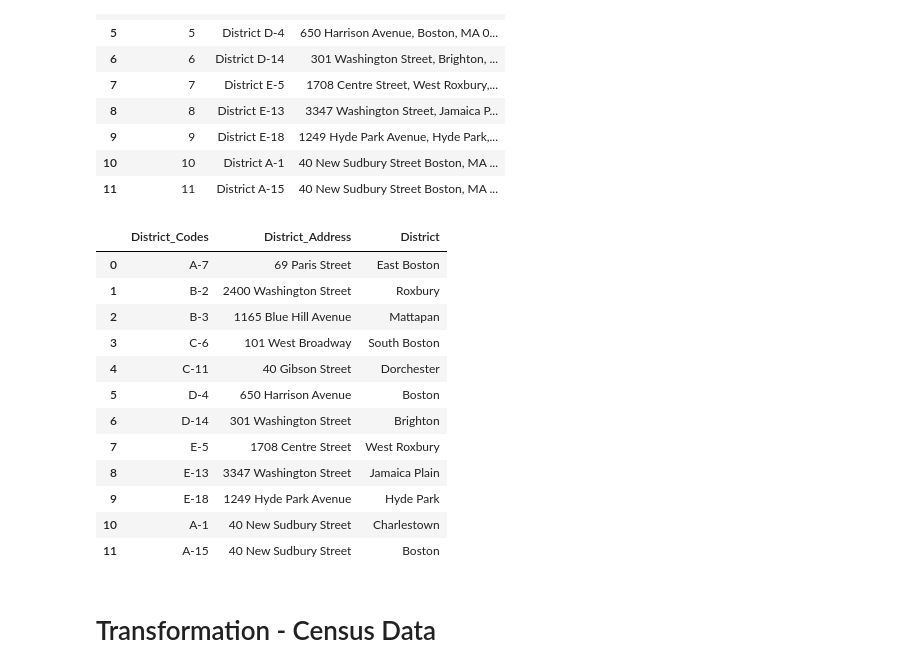
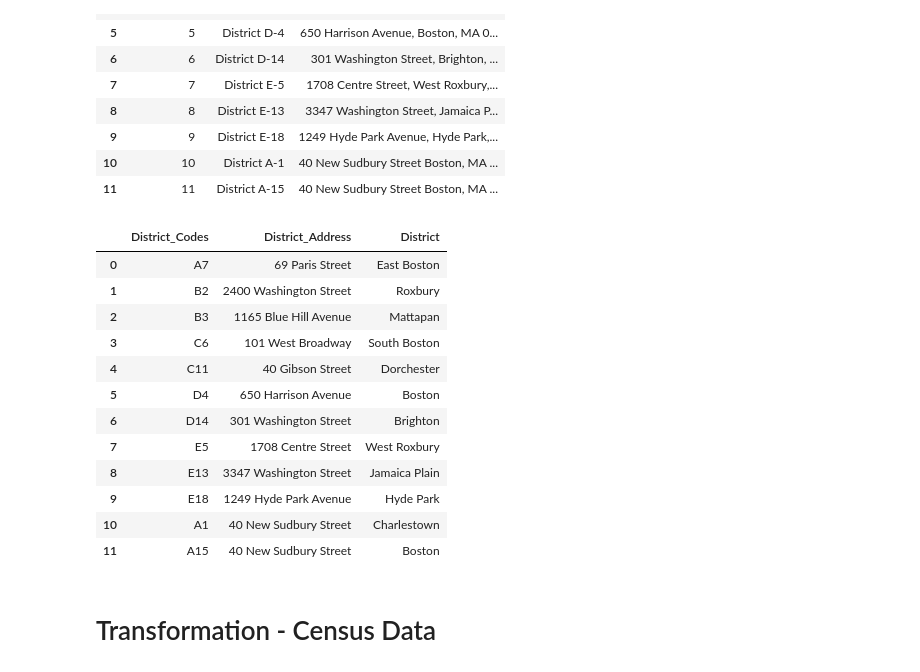
Before and after one commit to gvenkata/Project-2-ETL-Project, a Jupyter notebook: Panda_Combine.ipynb, the cells around one changed output. Saved outputs shown, nothing was run; the diff lists cells and outputs as text; code cells hidden in the pictures.

```diff
--- a/Panda_Combine.ipynb
+++ b/Panda_Combine.ipynb
@@ -94,30 +94,34 @@ dist_data
 # %%
 dist_data_clean = pd.DataFrame()
 dist_data_clean['District_Codes'] =(dist_data['District Codes'].str.split(' ').str[1])
+dist_data_clean['District_Codes2']=dist_data_clean['District_Codes'].str.split('-').str[0]+dist_data_clean['District_Codes'].str.split('-').str[1]
 dist_data_clean['District_Address'] =(dist_data['District Names'].str.split(',').str[0])
 dist_data_clean['District'] =(dist_data['District Names'].str.split(',').str[1])
 # Clean up Dual Precinct for Boston/Charlestown
 # dist_data_clean.replace('40 New Sudbury Street Boston', '40 New Sudbury Street')
 dist_data_clean.at[10, 'District_Address'] = '40 New Sudbury Street'
 dist_data_clean.at[11, 'District_Address'] = '40 New Sudbury Street'
 dist_data_clean.at[10, 'District'] = 'Charlestown'
 dist_data_clean.at[11, 'District'] = 'Boston'
-dist_data_clean.at[11, 'District_Codes'] = 'A-15'
+dist_data_clean.at[11, 'District_Codes'] = 'A15'
+dist_data_clean.at[11, 'District_Codes2'] = 'A15'
+dist_data_clean.drop(['District_Codes'], axis=1,inplace=True)
+dist_data_clean.rename(columns={'District_Codes2':'District_Codes'},inplace=True)
 dist_data_clean
 # %% [output]
 |  | District_Codes | District_Address | District |
-| 0 | A-7 | 69 Paris Street | East Boston |
-| 1 | B-2 | 2400 Washington Street | Roxbury |
-| 2 | B-3 | 1165 Blue Hill Avenue | Mattapan |
-| 3 | C-6 | 101 West Broadway | South Boston |
-| 4 | C-11 | 40 Gibson Street | Dorchester |
-| 5 | D-4 | 650 Harrison Avenue | Boston |
-| 6 | D-14 | 301 Washington Street | Brighton |
-| 7 | E-5 | 1708 Centre Street | West Roxbury |
-| 8 | E-13 | 3347 Washington Street | Jamaica Plain |
-| 9 | E-18 | 1249 Hyde Park Avenue | Hyde Park |
-| 10 | A-1 | 40 New Sudbury Street | Charlestown |
-| 11 | A-15 | 40 New Sudbury Street | Boston |
+| 0 | A7 | 69 Paris Street | East Boston |
+| 1 | B2 | 2400 Washington Street | Roxbury |
+| 2 | B3 | 1165 Blue Hill Avenue | Mattapan |
+| 3 | C6 | 101 West Broadway | South Boston |
+| 4 | C11 | 40 Gibson Street | Dorchester |
+| 5 | D4 | 650 Harrison Avenue | Boston |
+| 6 | D14 | 301 Washington Street | Brighton |
+| 7 | E5 | 1708 Centre Street | West Roxbury |
+| 8 | E13 | 3347 Washington Street | Jamaica Plain |
+| 9 | E18 | 1249 Hyde Park Avenue | Hyde Park |
+| 10 | A1 | 40 New Sudbury Street | Charlestown |
+| 11 | A15 | 40 New Sudbury Street | Boston |
 # %% [markdown]
 #                               Transformation - Census Data
 # %%
```
